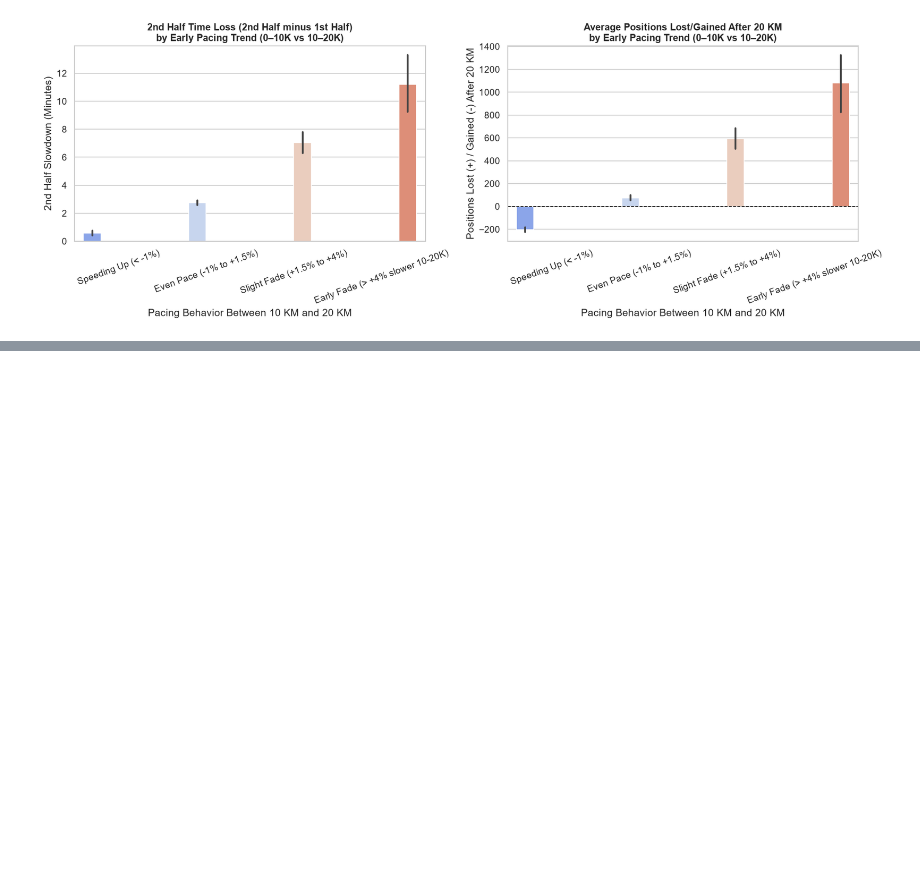
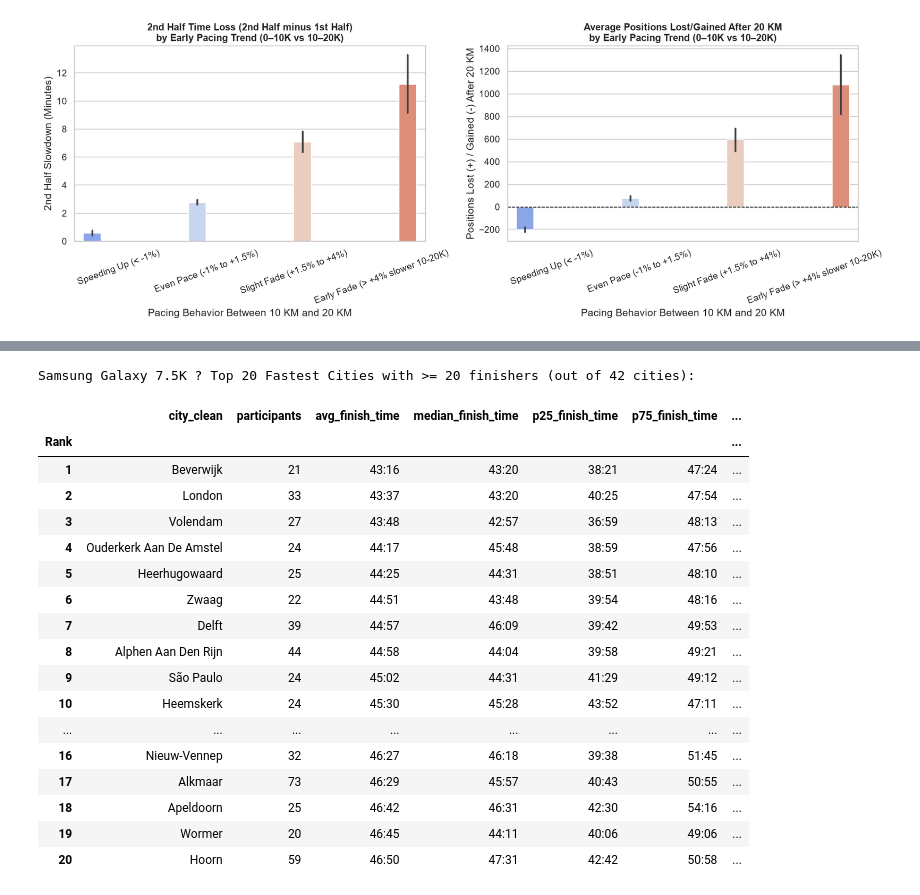
Before and after one commit to longhowlam/longhowlam.github.io, a Jupyter notebook: analysis_age_vs_finish_time.ipynb, the cells around one changed output, grey strips where cells are left out. Cells and saved outputs as stored; diff of their text form; code cells hidden in the pictures; blank space fills up the shorter version.

```diff
--- a/analysis_age_vs_finish_time.ipynb
+++ b/analysis_age_vs_finish_time.ipynb
@@ -637,0 +791,25 @@ Early Fade (> +4% slower 10-20K)       39                  11.193162
+# %%
+# Also compute the Samsung Galaxy 7.5K city leaderboard (>= 20 participants)
+r75_cities = get_city_leaderboard(valid_city[valid_city["race_name"] == "Samsung Galaxy 7.5K"], min_runners=20, include_hours=False)
+print(f"Samsung Galaxy 7.5K ? Top 20 Fastest Cities with >= 20 finishers (out of {len(r75_cities)} cities):")
+r75_cities[["city_clean", "participants", "avg_finish_time", "median_finish_time", "p25_finish_time", "p75_finish_time", "avg_speed_kmh", "avg_pace_min_km"]].head(20)
+# %% [output]
+Samsung Galaxy 7.5K ? Top 20 Fastest Cities with >= 20 finishers (out of 42 cities):
+|  | city_clean | participants | avg_finish_time | median_finish_time | p25_finish_time | p75_finish_time | ... |
+| Rank |  |  |  |  |  |  | ... |
+| 1 | Beverwijk | 21 | 43:16 | 43:20 | 38:21 | 47:24 | ... |
+| 2 | London | 33 | 43:37 | 43:20 | 40:25 | 47:54 | ... |
+| 3 | Volendam | 27 | 43:48 | 42:57 | 36:59 | 48:13 | ... |
+| 4 | Ouderkerk Aan De Amstel | 24 | 44:17 | 45:48 | 38:59 | 47:56 | ... |
+| 5 | Heerhugowaard | 25 | 44:25 | 44:31 | 38:51 | 48:10 | ... |
+| 6 | Zwaag | 22 | 44:51 | 43:48 | 39:54 | 48:16 | ... |
+| 7 | Delft | 39 | 44:57 | 46:09 | 39:42 | 49:53 | ... |
+| 8 | Alphen Aan Den Rijn | 44 | 44:58 | 44:04 | 39:58 | 49:21 | ... |
+| 9 | São Paulo | 24 | 45:02 | 44:31 | 41:29 | 49:12 | ... |
+| 10 | Heemskerk | 24 | 45:30 | 45:28 | 43:52 | 47:11 | ... |
+| ... | ... | ... | ... | ... | ... | ... | ... |
+| 16 | Nieuw-Vennep | 32 | 46:27 | 46:18 | 39:38 | 51:45 | ... |
+| 17 | Alkmaar | 73 | 46:29 | 45:57 | 40:43 | 50:55 | ... |
+| 18 | Apeldoorn | 25 | 46:42 | 46:31 | 42:30 | 54:16 | ... |
+| 19 | Wormer | 20 | 46:45 | 44:11 | 40:06 | 49:06 | ... |
+| 20 | Hoorn | 59 | 46:50 | 47:31 | 42:42 | 50:58 | ... |
```
Also changed, not shown: parts of 7 cells of this notebook.
